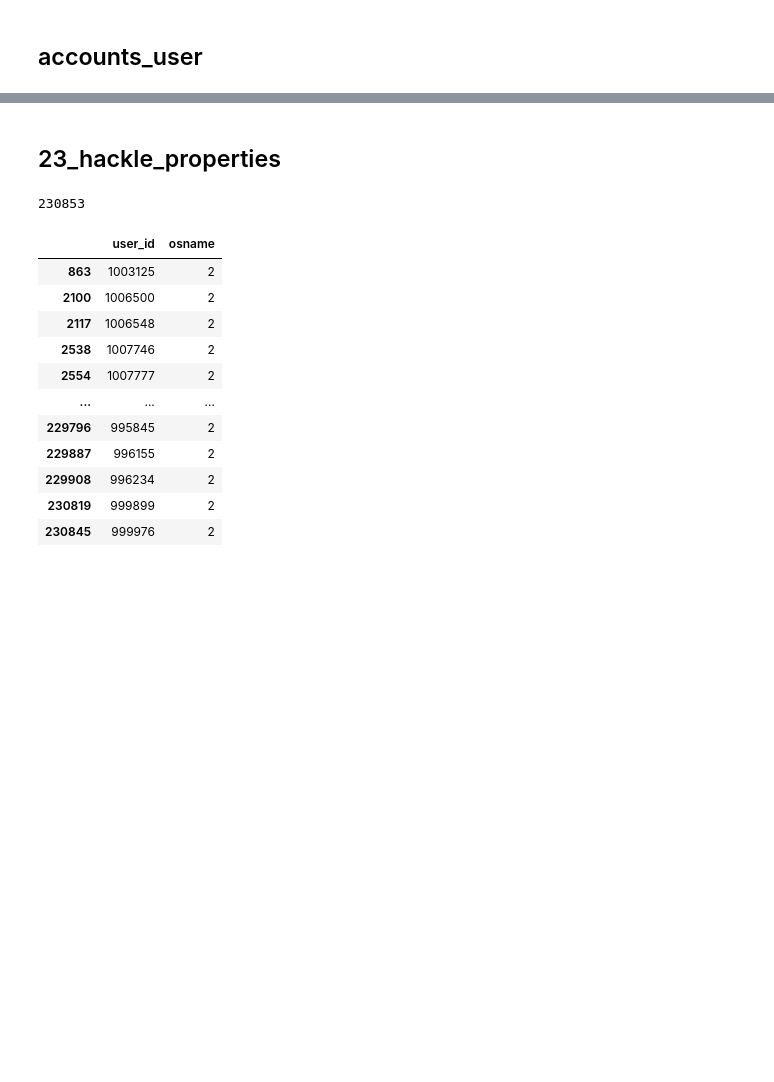
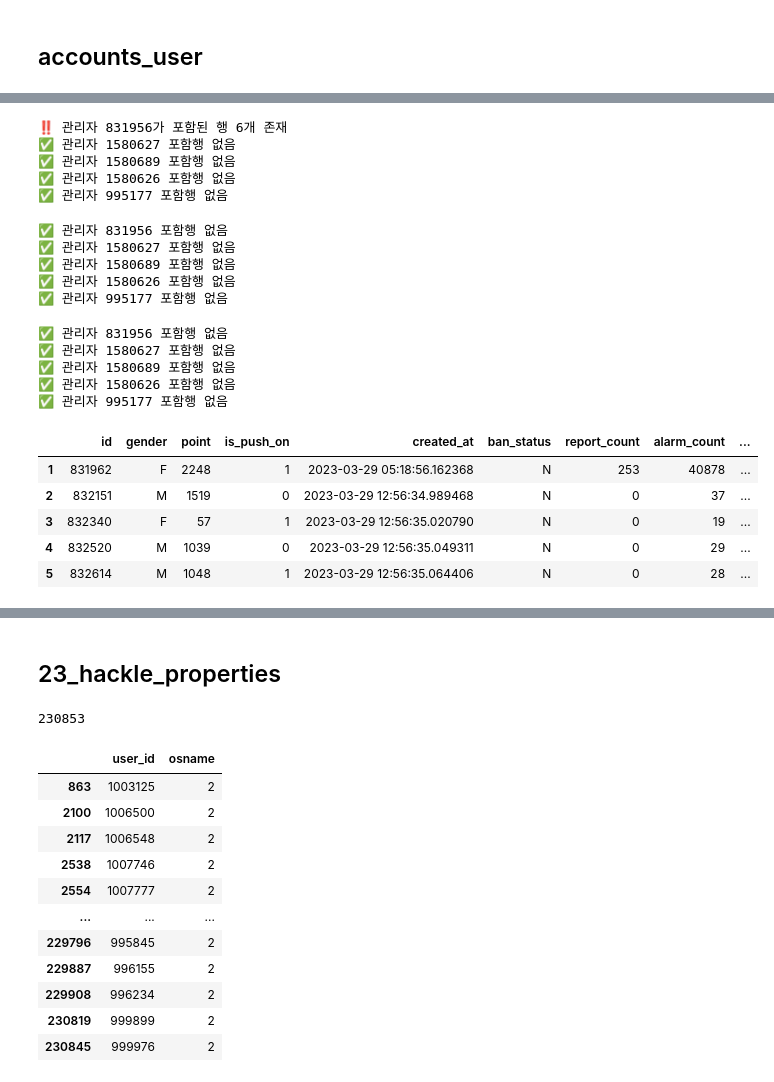
Before and after one commit to maratangg/high_project, a Jupyter notebook: 02_EDA_trial/12_22_ (1).ipynb, the cells around one changed output, grey strips where cells are left out. Saved outputs shown, nothing was run; the diff lists cells and outputs as text; code cells hidden in the pictures; blank space fills up the shorter version.

```diff
--- a/02_EDA_trial/12_22_ (1).ipynb
+++ b/02_EDA_trial/12_22_ (1).ipynb
@@ -84,0 +91,7 @@ accounts_user.head(1)
+# %%
+# 관리자 제거
+drop_users = [831956, 1580627, 1580689, 1580626, 995177]
+accounts_user = accounts_user[~accounts_user['id'].isin(drop_users)]
+
+# 관리자 관련 컬럼 제거
+accounts_user = accounts_user.drop(columns=['is_superuser', 'is_staff'])
@@ -84,0 +105,25 @@ accounts_user.head(1)
+# %%
+# 2. 리스트내 관리자가 있는지 확인
+find_drop_users(accounts_user, 'friend_id_list')
+# %% [output]
+‼️ 관리자 831956가 포함된 행 6개 존재
+✅ 관리자 1580627 포함행 없음
+✅ 관리자 1580689 포함행 없음
+✅ 관리자 1580626 포함행 없음
+✅ 관리자 995177 포함행 없음
+# %%
+find_drop_users(accounts_user, 'block_user_id_list')
+# %% [output]
+✅ 관리자 831956 포함행 없음
+✅ 관리자 1580627 포함행 없음
+✅ 관리자 1580689 포함행 없음
+✅ 관리자 1580626 포함행 없음
+✅ 관리자 995177 포함행 없음
+# %%
+find_drop_users(accounts_user, 'hide_user_id_list')
+# %% [output]
+✅ 관리자 831956 포함행 없음
+✅ 관리자 1580627 포함행 없음
+✅ 관리자 1580689 포함행 없음
+✅ 관리자 1580626 포함행 없음
+✅ 관리자 995177 포함행 없음
@@ -84,0 +135,15 @@ accounts_user.head(1)
+# %%
+# 2-2. 관리자가 친구인 행을 삭제 vs 친구리스트에서 관리자 아이디만 삭제
+
+# - 관리자가 친구인 행을 삭제
+drop_index = accounts_user[accounts_user['friend_id_list'].apply(lambda x: 831956 in x)].index.tolist()
+accounts_user.drop(index=drop_index)
+
+# - 친구리스트에서 관리자 아이디만 삭제
+def delete_drop_user(df, column, drop_user):
+    return df[[column]].apply(lambda x: [i for i in x if i != drop_user])
+
+delete_drop_user(accounts_user, 'friend_id_list', 831956)
+
+# 임의 채택 친구리스트에서 관리자 아이디만 삭제
+accounts_user['friend_id_list'] = delete_drop_user(accounts_user, 'friend_id_list', 831956)
@@ -84,0 +155,9 @@ accounts_user.head(1)
+# %%
+accounts_user.drop(columns=['friend_id_list', 'block_user_id_list', 'hide_user_id_list']).head(5)
+# %% [output]
+|  | id | gender | point | is_push_on | created_at | ban_status | report_count | alarm_count | ... |
+| 1 | 831962 | F | 2248 | 1 | 2023-03-29 05:18:56.162368 | N | 253 | 40878 | ... |
+| 2 | 832151 | M | 1519 | 0 | 2023-03-29 12:56:34.989468 | N | 0 | 37 | ... |
+| 3 | 832340 | F | 57 | 1 | 2023-03-29 12:56:35.020790 | N | 0 | 19 | ... |
+| 4 | 832520 | M | 1039 | 0 | 2023-03-29 12:56:35.049311 | N | 0 | 29 | ... |
+| 5 | 832614 | M | 1048 | 1 | 2023-03-29 12:56:35.064406 | N | 0 | 28 | ... |
```
Also changed, not shown: parts of 18 cells of this notebook, 1 other file.
